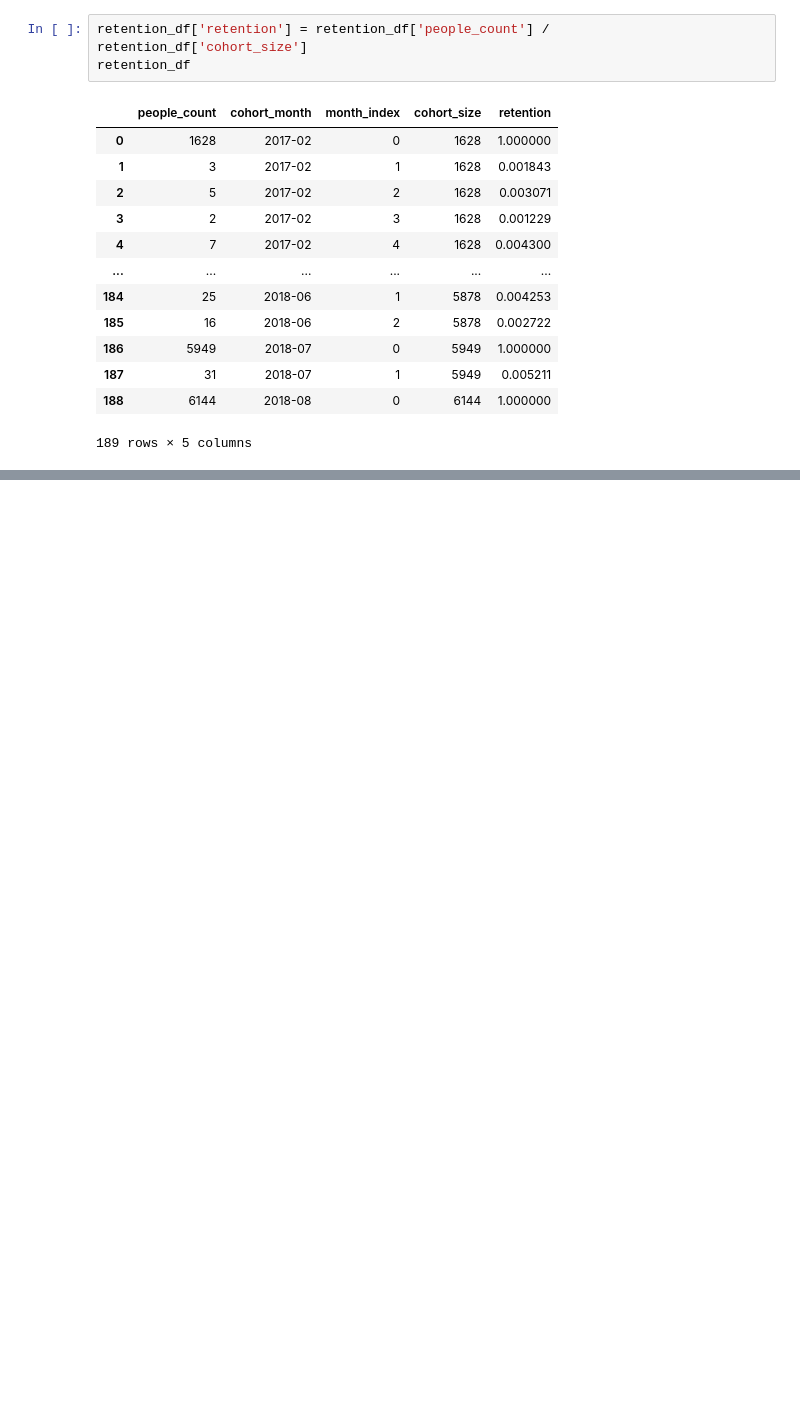
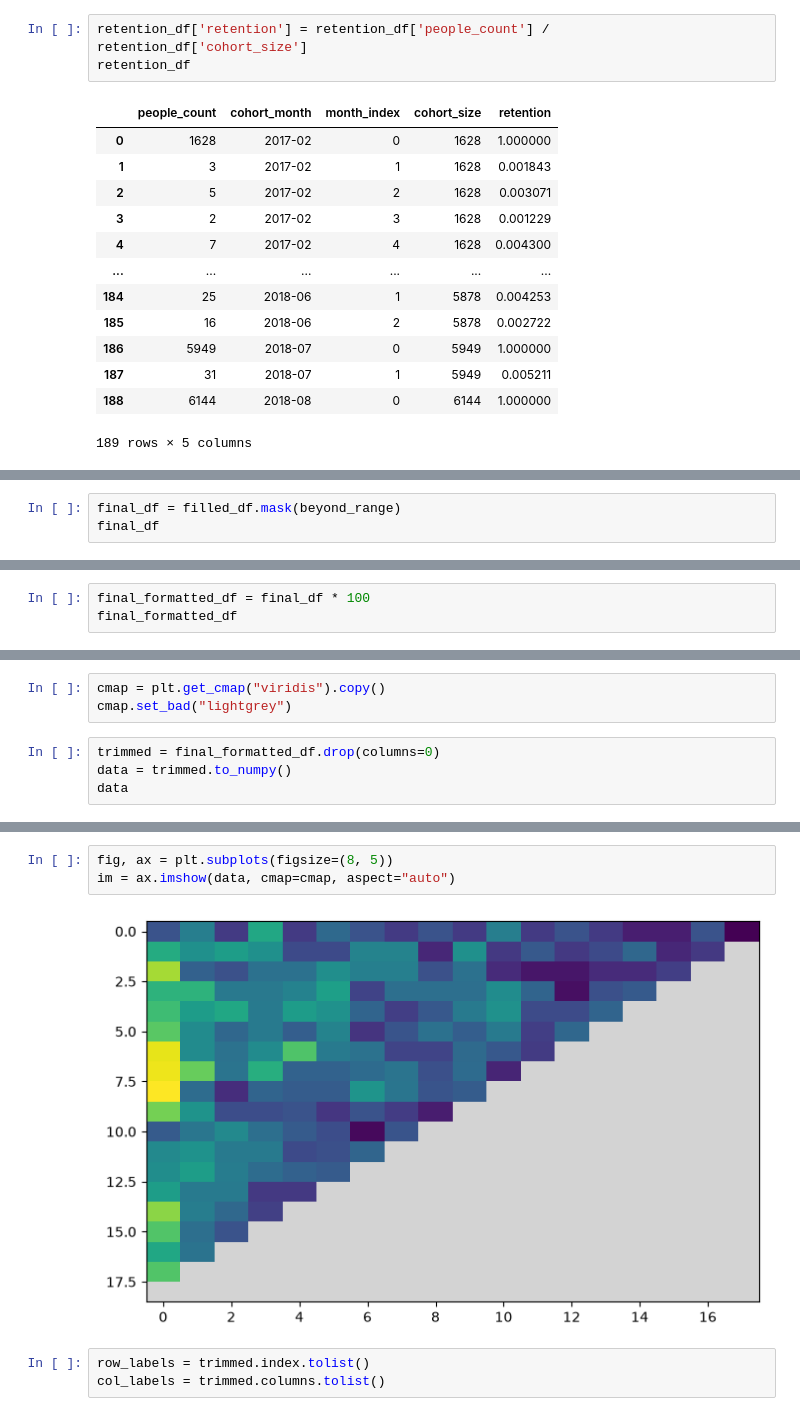
Before and after one commit to simranss/olist_cohort_retention_python, a Jupyter notebook: src/notebooks/analysis.ipynb, the cells around one changed output, grey strips where cells are left out. Cells and saved outputs as stored; diff of their text form; blank space fills up the shorter version.

Commit message:
Cohort Retention heatmap generated

```diff
--- a/src/notebooks/analysis.ipynb
+++ b/src/notebooks/analysis.ipynb
@@ -498,0 +693,3 @@ retention_df
+# %%
+final_df = filled_df.mask(beyond_range)
+final_df
@@ -498,0 +719,3 @@ retention_df
+# %%
+final_formatted_df = final_df * 100
+final_formatted_df
@@ -498,0 +744,7 @@ retention_df
+# %%
+cmap = plt.get_cmap("viridis").copy()
+cmap.set_bad("lightgrey")
+# %%
+trimmed = final_formatted_df.drop(columns=0)
+data = trimmed.to_numpy()
+data
@@ -498,0 +769,8 @@ retention_df
+# %%
+fig, ax = plt.subplots(figsize=(8, 5))
+im = ax.imshow(data, cmap=cmap, aspect="auto")
+# %% [output]
+[figure, added]
+# %%
+row_labels = trimmed.index.tolist()
+col_labels = trimmed.columns.tolist()
```
Also changed, not shown: parts of 18 cells of this notebook, 1 other file.
